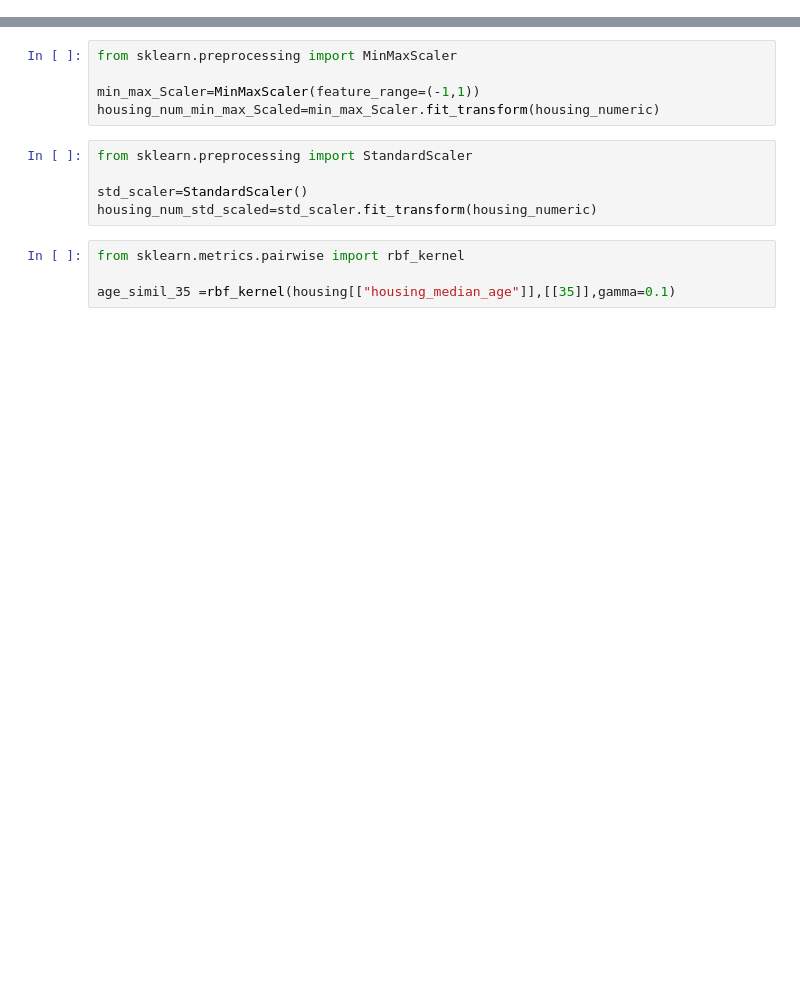
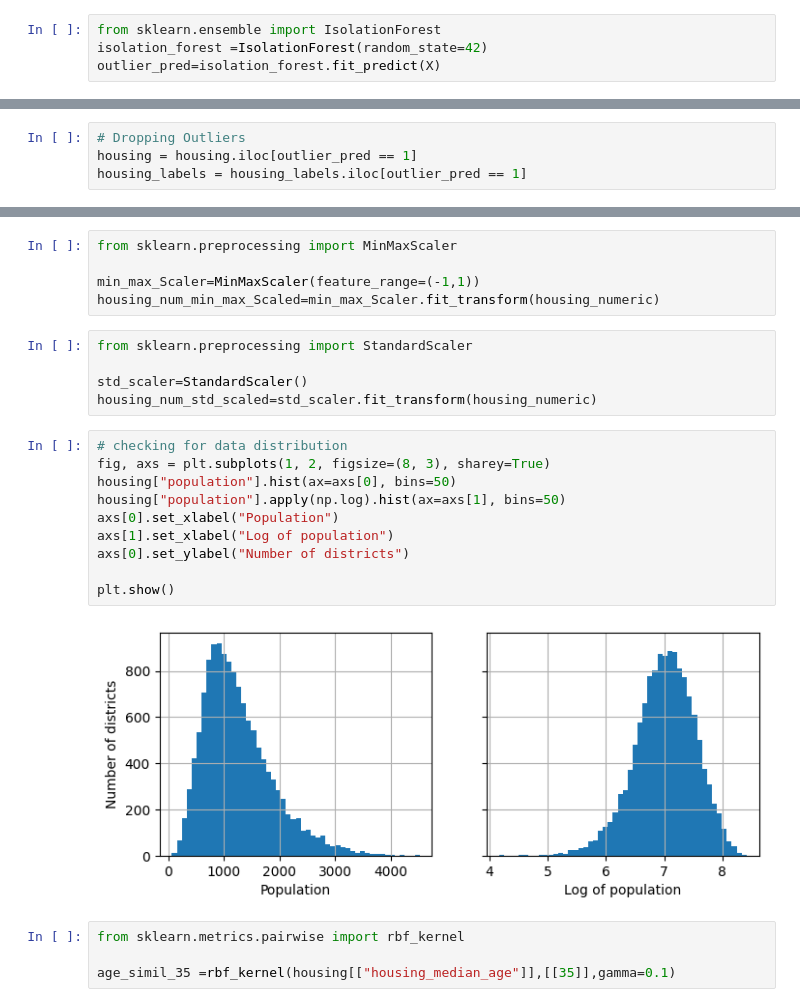
Before and after one commit to AryanS-88/Housing_data_pipeline, a Jupyter notebook: Housing.ipynb, the cells around one changed output, grey strips where cells are left out. Cells and saved outputs as stored; diff of their text form; blank space fills up the shorter version.

```diff
--- a/Housing.ipynb
+++ b/Housing.ipynb
@@ -236,0 +313,4 @@ index=housing_numeric.index)
+# %%
+from sklearn.ensemble import IsolationForest
+isolation_forest =IsolationForest(random_state=42)
+outlier_pred=isolation_forest.fit_predict(X)
@@ -237,3 +321,7 @@ index=housing_numeric.index)
+# %%
+# Dropping Outliers
+housing = housing.iloc[outlier_pred == 1]
+housing_labels = housing_labels.iloc[outlier_pred == 1]
 # %% [markdown]
 <h3>Handling text and cateegorical attributes</h3>
 # %%
@@ -310,6 +411,18 @@ from sklearn.preprocessing import StandardScaler
 
 std_scaler=StandardScaler()
 housing_num_std_scaled=std_scaler.fit_transform(housing_numeric)
+# %%
+# checking for data distribution
+fig, axs = plt.subplots(1, 2, figsize=(8, 3), sharey=True)
+housing["population"].hist(ax=axs[0], bins=50)
+housing["population"].apply(np.log).hist(ax=axs[1], bins=50)
+axs[0].set_xlabel("Population")
+axs[1].set_xlabel("Log of population")
+axs[0].set_ylabel("Number of districts")
+
+plt.show()
+# %% [output]
+[figure, added]
 # %%
 from sklearn.metrics.pairwise import rbf_kernel
 
```
Also changed, not shown: parts of 28 cells of this notebook.
